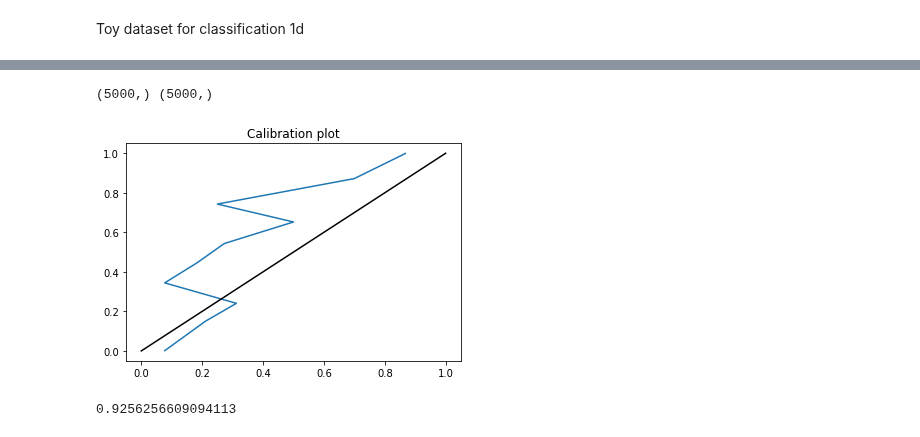
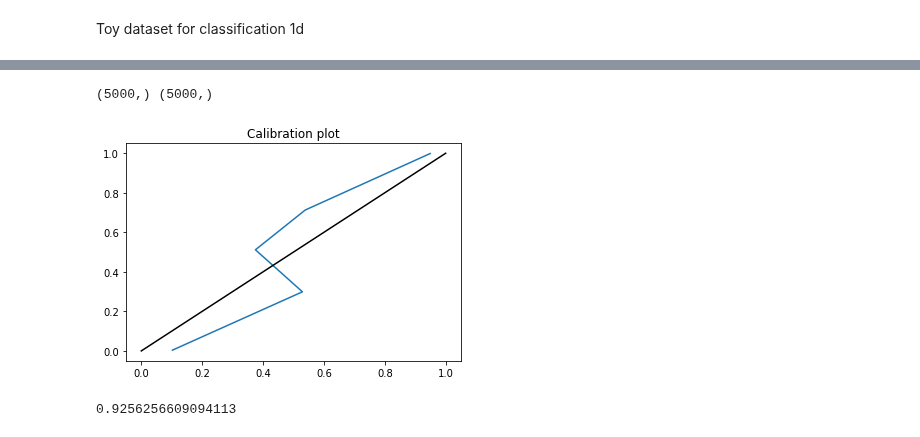
Before and after one commit to Emerson-Wenzel/BDL_final_project, a Jupyter notebook: Baysian_Logistic_regression_daniel.ipynb, the cells around one changed output, grey strips where cells are left out. Cells and saved outputs as stored; diff of their text form; code cells hidden in the pictures.

```diff
--- a/Baysian_Logistic_regression_daniel.ipynb
+++ b/Baysian_Logistic_regression_daniel.ipynb
@@ -195,6 +162,3 @@ sklearn logistic regression accuracy is: 1.0
 np.log(0.1)
 # %% [output]
 -2.3025850929940455
-# %%
-for i, row_i in enumerate(X_train):
-    X_train[i, 1] = X_train[i, 1] + np.random.normal(loc=0, scale= np.exp(0.08 * X_train[i, 0]))
@@ -219,0 +165,8 @@ sklearn logistic regression accuracy is: 0.892
+# %%
+# for this case are we having the same thing where the variance is still a product of both dimensions
+# so W isn't going where we expect?
+for i, row_i in enumerate(X_train):
+    # want b2=0 and w2_1=0.08
+    X_train[i, 0] = np.random.normal(loc=0, scale=np.exp(0.2 * X_train[i, 1]))
+#     X_train[i, 0] = X_train[i, 0] + np.random.normal(loc=0, scale= np.exp(0.1 * X_train[i, 1]))
+#     X_train[i, 1] = X_train[i, 1] + np.random.normal(loc=0, scale= np.exp(0.03 * X_train[i, 1]))
@@ -615,14 +389,6 @@ IndexError: too many indices for tensor of dimension 1
 # %%
 # bnn = BNNBayesbyBackprop(prior_mu=0, prior_s=0.8, num_MC_samples=30, linear_regression=True, preset=False, classification=False)
-# w1 = np.array([[0.0, 1.0]]).T
-# w2 = np.array([[0.0, 0.0]]).T
-# W_full = np.hstack((w1, w2))
-# b_full = np.array([0,0])
-# print(W_full)
-
-# 3865044.5
 # bnn = BNNBayesbyBackprop(prior_mu=0.0, prior_s=1.0, num_MC_samples=100, linear_regression=False, preset=False, classification=False)
-
-bnn = BNNBayesbyBackprop(prior_mu=0.0, prior_s=1.0, num_MC_samples=100, linear_regression=True, preset=False, classification=True)
-bnn.fit(X_train, y_train, plot=True, n_epochs=1200, learning_rate=1e-1, batch_size=1000)
+bnn = BNNBayesbyBackprop(prior_mu=0.0, prior_s=1.0, num_MC_samples=100, linear_regression=False, preset=False, classification=True)
+bnn.fit(X_train, y_train, plot=True, n_epochs=700, learning_rate=1e-1, batch_size=1000)
 # %% [output]
@@ -646 +401,21 @@ log_prior:  -15.2320458984375   log_posterior: -8.74988037109375        likeliho
 KeyboardInterrupt:
+# %%
+# df = pd.read_csv("logging.csv")
+# df
+# X_train[X_train[:,1] <= -9]
+# X_train.dtype == torch.float32
+# isinstance(X_train, np.ndarray)
+# type(X_train)
+
+# torch.tensor(X_train[X_train[:,1] <= -9], dtype=torch.float).dtype
+
+std_preds = []
+# preds = bnn.model(X_train[X_train[:,1] <= -9])
+for i in range(-10, 10):
+    preds = bnn.model(X_train[(X_train[:,1] >= i) & (X_train[:,1] < i + 1)])
+    std_preds.append(np.mean(torch.exp(preds[:, 1]).detach().numpy()))
+
+std_preds
+
+
+# preds = bnn.model(X_train[(X_train[:,1] >= 0) & (X_train[:,1] < 1)])
@@ -647,28 +443,28 @@ KeyboardInterrupt:
 # %%
 # bnn.model.l1.W_mu_DO.detach().numpy()
 from sklearn.calibration import calibration_curve
 
-n_bins = 10
+n_bins = 5
 calibration_mc_samples = 1000
 
 sample_pred_list = []
 for s in range(calibration_mc_samples):
     sample_pred = bnn.model(torch.tensor(X_train, dtype=torch.float), predict=True).detach().numpy()
     sample_pred_list.append(sample_pred)
 
 # Each row is a sample, columns are datapoints; average across columns for probability
 sample_preds = np.vstack(sample_pred_list).T
 y_prob = np.mean(sample_preds, axis=1)
 print(y_prob.shape, y_train.shape)
 prob_true, prob_pred = calibration_curve(y_train, y_prob, n_bins=n_bins)
 
 plt.plot(prob_true, prob_pred)
 plt.plot([i/10 for i in range(0, 11)], [i /10 for i in range(0, 11)], c='black')
 plt.title('Calibration plot')
 plt.show()
 # %% [output]
 (5000,) (5000,)
-[figure, old version]
+[figure, new version]
 # %%
 preds = bnn.model(torch.tensor(X_test, dtype=torch.float), predict=True).detach().numpy()
 fbeta_score(y_test, preds, 5)
```
Also changed, not shown: parts of 37 cells of this notebook, 1 other file.
